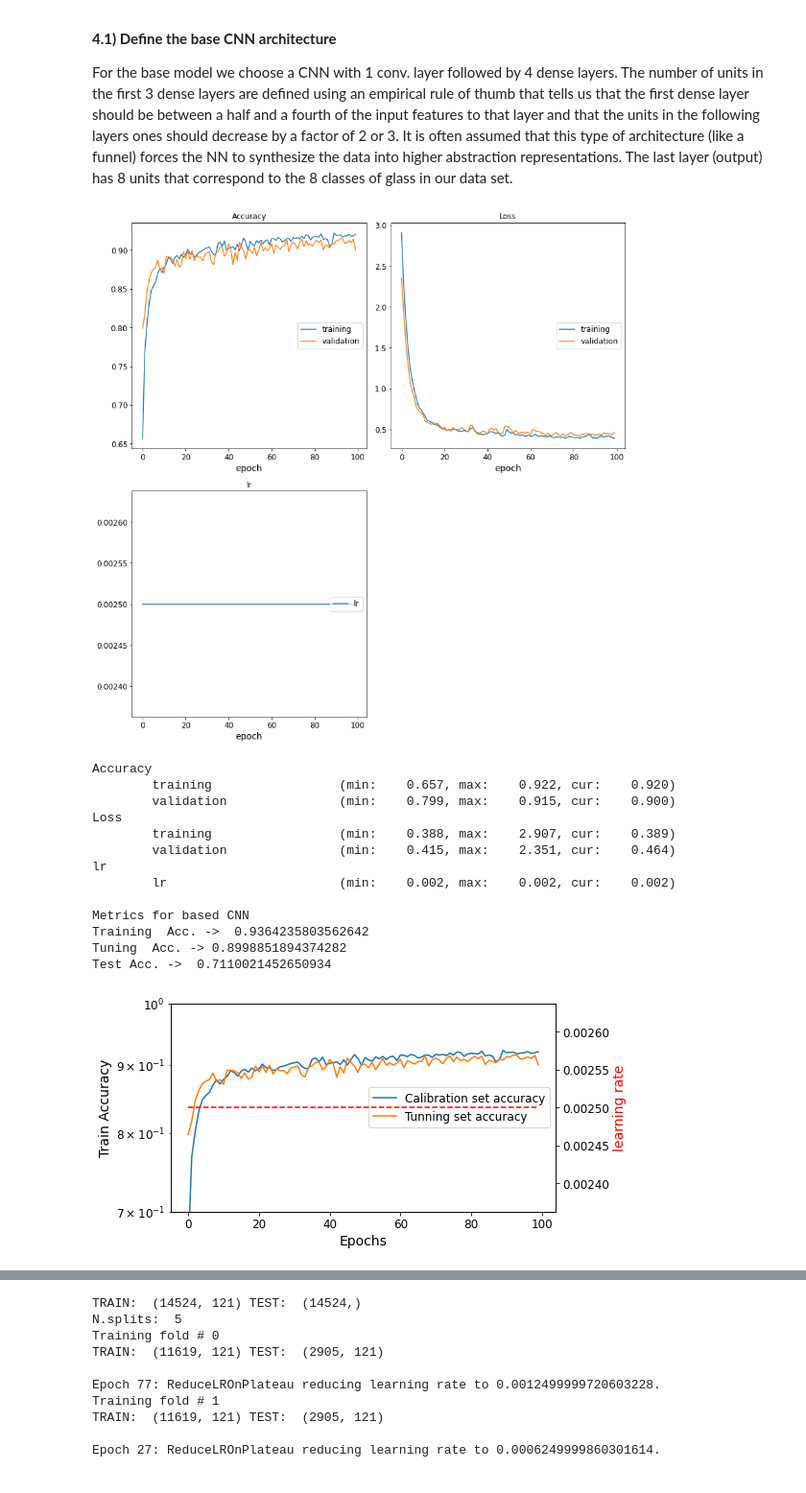
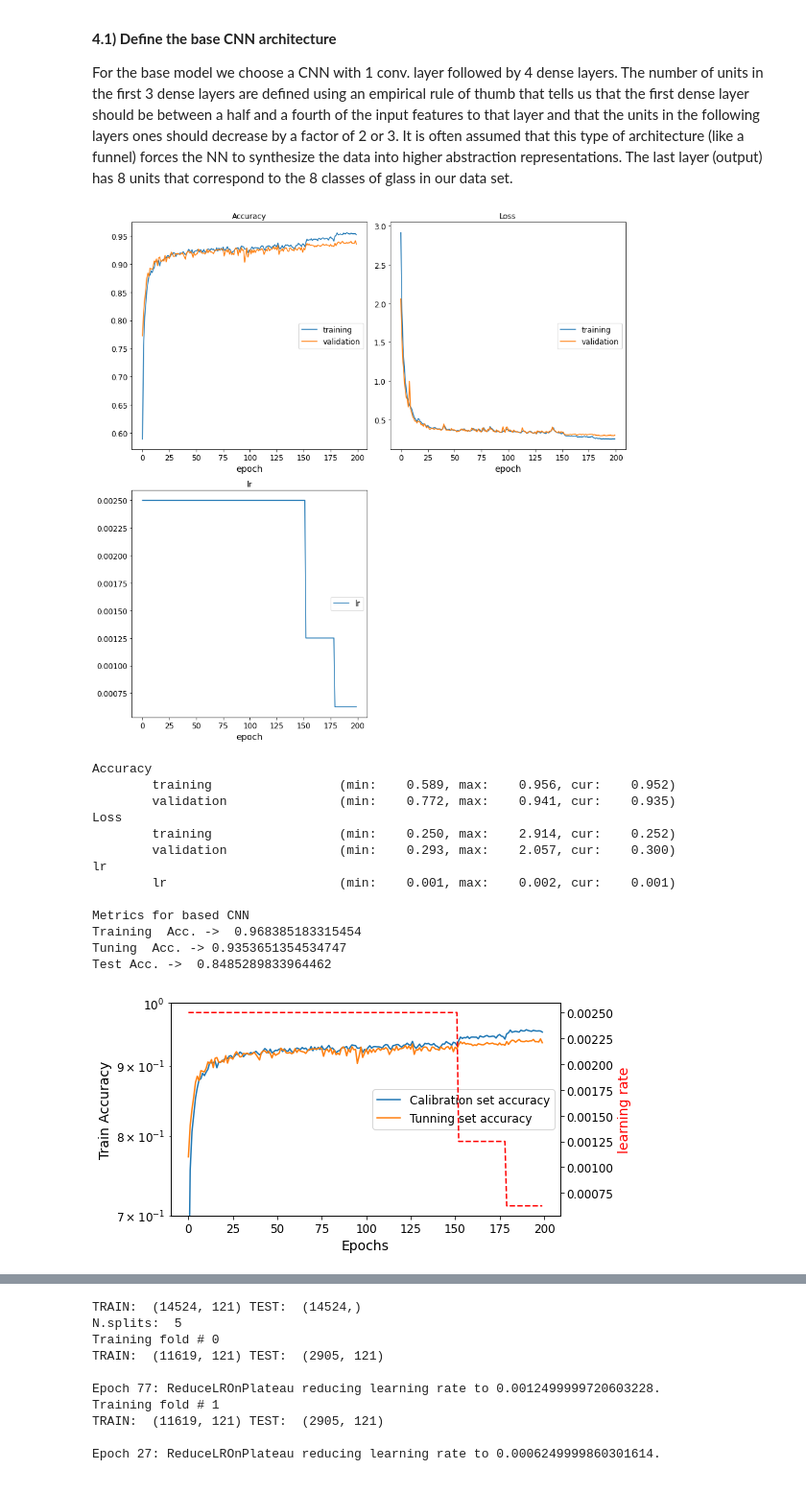
Before and after one commit to giustinod/nir-data, a Jupyter notebook: CNN_optimization_for_classification.ipynb, the cells around one changed output, grey strips where cells are left out. Shown at 96% size. Cells and saved outputs as stored; diff of their text form; code cells hidden in the pictures.

```diff
--- a/CNN_optimization_for_classification.ipynb
+++ b/CNN_optimization_for_classification.ipynb
@@ -750,6 +736,8 @@ reproducible_comp()
 # y_tuning = np.load('y_tuning.npy')
 # s3_client.download_file('pls-regression', 'saved_models/x_tuning_scaled_col.npy', 'x_tuning_scaled_col.npy')
 # x_tuning_scaled_col = np.load('x_tuning_scaled_col.npy')
+# s3_client.download_file('pls-regression', 'saved_models/x_test_scaled_col.npy', 'x_test_scaled_col.npy')
+# x_test_scaled_col = np.load('x_test_scaled_col.npy')
 
 ## Create the base model to be used in LRFinder only
 def create_base_model():
@@ -757,7 +745,7 @@ def create_base_model():
     INPUT_DIMS = np.shape(x_cal_scaled_col)[1]
     CONV1D_DIMS = INPUT_DIMS
     K_NUMBER = 1
-    K_WIDTH = 7
+    K_WIDTH = 13
     K_STRIDE = 1
     FC1_DIMS = 512
     FC2_DIMS = 128
@@ -776,20 +764,20 @@ def create_base_model():
 
     ## This is where the CNN architecture is define, layer after layer.
     model_cnn = keras.Sequential([  keras.layers.Reshape((INPUT_DIMS, 1),input_shape=(INPUT_DIMS,)), \
-                                    # keras.layers.Conv1D(filters=K_NUMBER, \
-                                    #                     kernel_size=K_WIDTH, \
-                                    #                     strides=K_STRIDE, \
-                                    #                     padding='same', \
-                                    #                     kernel_initializer=K_INIT,\
-                                    #                     kernel_regularizer=K_REG,\
-                                    #                     activation='relu',\
-                                    #                     input_shape=(CONV1D_DIMS,1)), \
-                                    # keras.layers.MaxPooling1D(pool_size=8, \
-                                    #                     strides=K_STRIDE, \
-                                    #                     padding="same", \
-                                    #                     data_format="channels_last"), \
+                                    keras.layers.Conv1D(filters=K_NUMBER, \
+                                                        kernel_size=K_WIDTH, \
+                                                        strides=K_STRIDE, \
+                                                        padding='same', \
+                                                        kernel_initializer=K_INIT,\
+                                                        kernel_regularizer=K_REG,\
+                                                        activation='relu',\
+                                                        input_shape=(CONV1D_DIMS,1)), \
+                                    keras.layers.MaxPooling1D(pool_size=8, \
+                                                        strides=K_STRIDE, \
+                                                        padding="same", \
+                                                        data_format="channels_last"), \
                                     keras.layers.Flatten(),
-                                    # keras.layers.BatchNormalization(renorm=True),
+                                    keras.layers.BatchNormalization(renorm=True),
                                     keras.layers.Dense(FC1_DIMS, \
                                                        kernel_initializer=K_INIT, \
                                                        kernel_regularizer=K_REG, \
@@ -849,7 +837,7 @@ model_base.compile(optimizer=tf.keras.optimizers.Adam(learning_rate=0.0025),
               loss="categorical_crossentropy", metrics=["acc"])
 
 ## Train new model using optimal batch size. Extend the epochs a bit to see if results improve
-history0 = model_base.fit(x_cal_scaled_col, y_cal, batch_size=512, epochs=100, \
+history0 = model_base.fit(x_cal_scaled_col, y_cal, batch_size=512, epochs=200, \
           validation_data=(x_tuning_scaled_col, y_tuning),\
           callbacks=[rdlr, early_stop, PlotLossesKerasTF() ], verbose=0)
 
@@ -873,40 +861,40 @@ print('Tuning  Acc. ->', ValAcc_base)
 print('Test Acc. -> ', TestAcc_base)
 
 # Save the entire model to a HDF5 file.
 # The '.h5' extension indicates that the model should be saved to HDF5.
 model_base.save('cnn_model.h5')
 upload_file('cnn_model.h5')
 
 ## If you used Livelossplot, you can skip this. Otherwise we can take a look at the training process by plotting the
 ## models history.
 plt.figure(figsize=(8,4))
 plt.plot(history0.history['acc'], label='Calibration set accuracy')
 plt.plot(history0.history['val_acc'], label='Tunning set accuracy')
 plt.yscale('log')
 plt.ylabel('Train Accuracy')
 plt.xlabel('Epochs')
 plt.ylim(0.7,1)
 plt.legend(loc=5)
 ## In case you used ReduceLROnPlateau() you can plot the lr as well
 ax2 = plt.gca().twinx()
 ax2.plot(history0.history['lr'], 'r--')
 ax2.set_ylabel('learning rate',color='r')
 plt.tight_layout()
 plt.savefig('train_tun_loss.png', dpi=96)
 plt.show()
 # %% [output]
-[figure, old version]
+[figure, new version]
 Accuracy
-        training                 (min:    0.657, max:    0.922, cur:    0.920)
-        validation               (min:    0.799, max:    0.915, cur:    0.900)
+        training                 (min:    0.589, max:    0.956, cur:    0.952)
+        validation               (min:    0.772, max:    0.941, cur:    0.935)
 Loss
-        training                 (min:    0.388, max:    2.907, cur:    0.389)
-        validation               (min:    0.415, max:    2.351, cur:    0.464)
+        training                 (min:    0.250, max:    2.914, cur:    0.252)
+        validation               (min:    0.293, max:    2.057, cur:    0.300)
 lr
-        lr                       (min:    0.002, max:    0.002, cur:    0.002)
+        lr                       (min:    0.001, max:    0.002, cur:    0.001)
 
 Metrics for based CNN
-Training  Acc. ->  0.9364235803562642
-Tuning  Acc. -> 0.8998851894374282
-Test Acc. ->  0.7110021452650934
+Training  Acc. ->  0.968385183315454
+Tuning  Acc. -> 0.9353651354534747
+Test Acc. ->  0.8485289833964462
-[figure, old version]
+[figure, new version]
```
Also changed, not shown: parts of 8 cells of this notebook.
